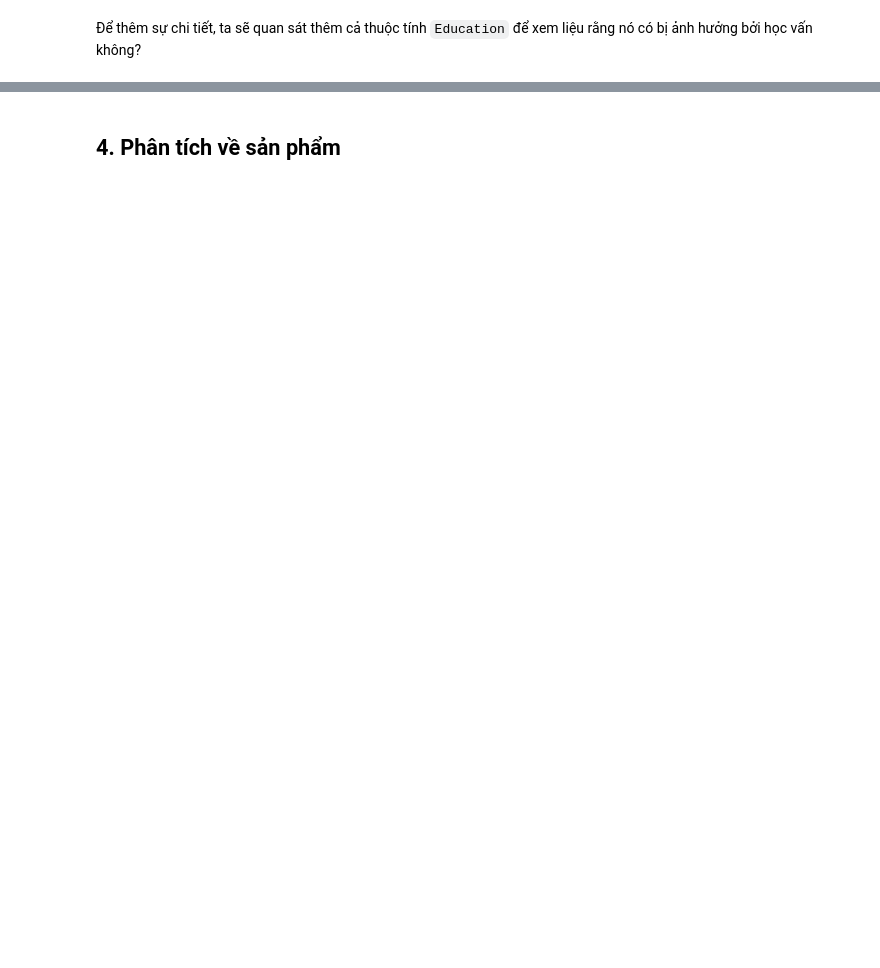
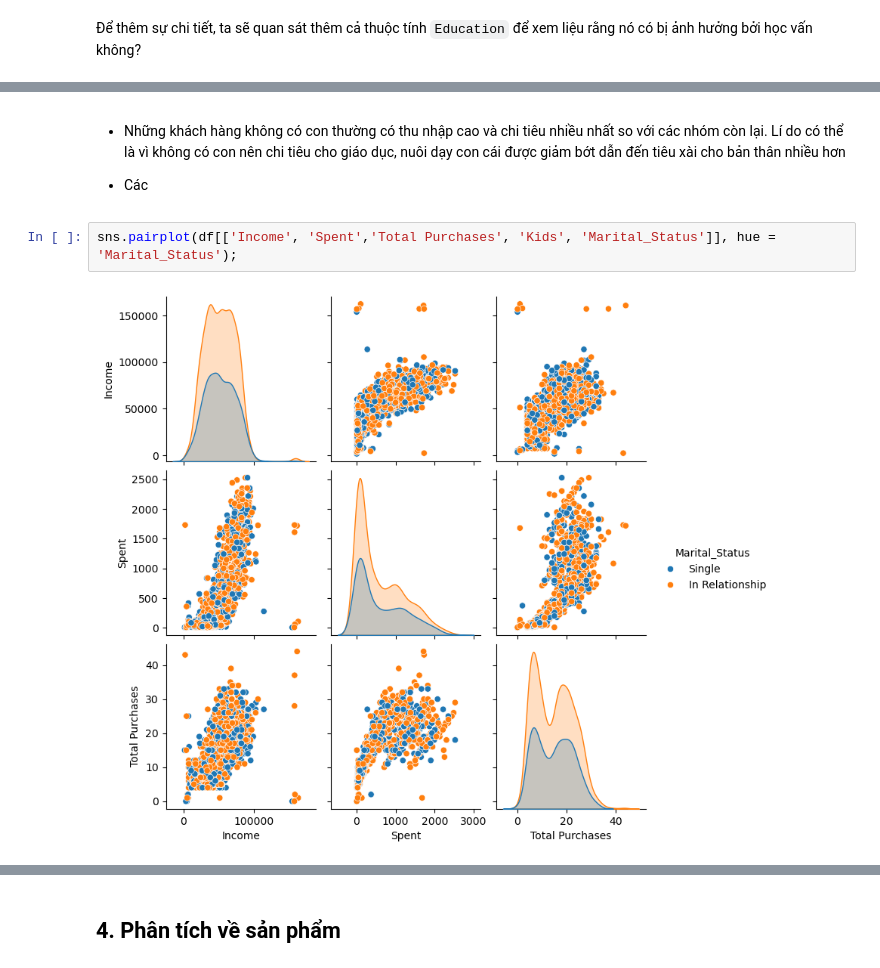
Before and after one commit to HuyAnhTon/Programming_DS, a Jupyter notebook: 1-eda.ipynb, the cells around one changed output, grey strips where cells are left out. Drawn from its saved outputs; the diff is of its cells as text; blank space fills up the shorter version.

```diff
--- a/1-eda.ipynb
+++ b/1-eda.ipynb
@@ -295,0 +306,8 @@ sns.scatterplot(df, x='Income', y='Total Purchases', hue='Education Status');
+# %% [markdown]
+- Những khách hàng không có con thường có thu nhập cao và chi tiêu nhiều nhất so với các nhóm còn lại. Lí do có thể là vì không có con nên chi tiêu cho giáo dục, nuôi dạy con cái được giảm bớt dẫn đến tiêu xài cho bản thân nhiều hơn
+
+- Các
+# %%
+sns.pairplot(df[['Income', 'Spent','Total Purchases', 'Kids', 'Marital_Status']], hue = 'Marital_Status');
+# %% [output]
+[figure, added]
```
Also changed, not shown: parts of 17 cells of this notebook, 2 other files.
